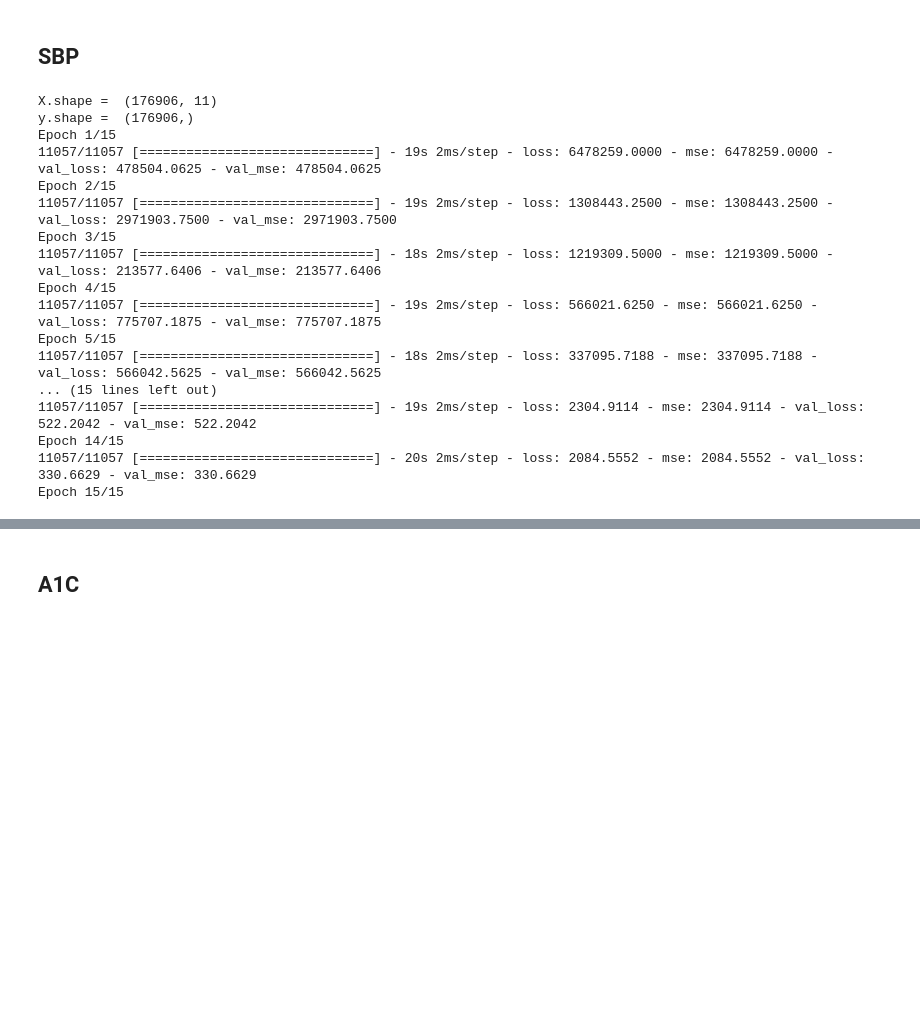
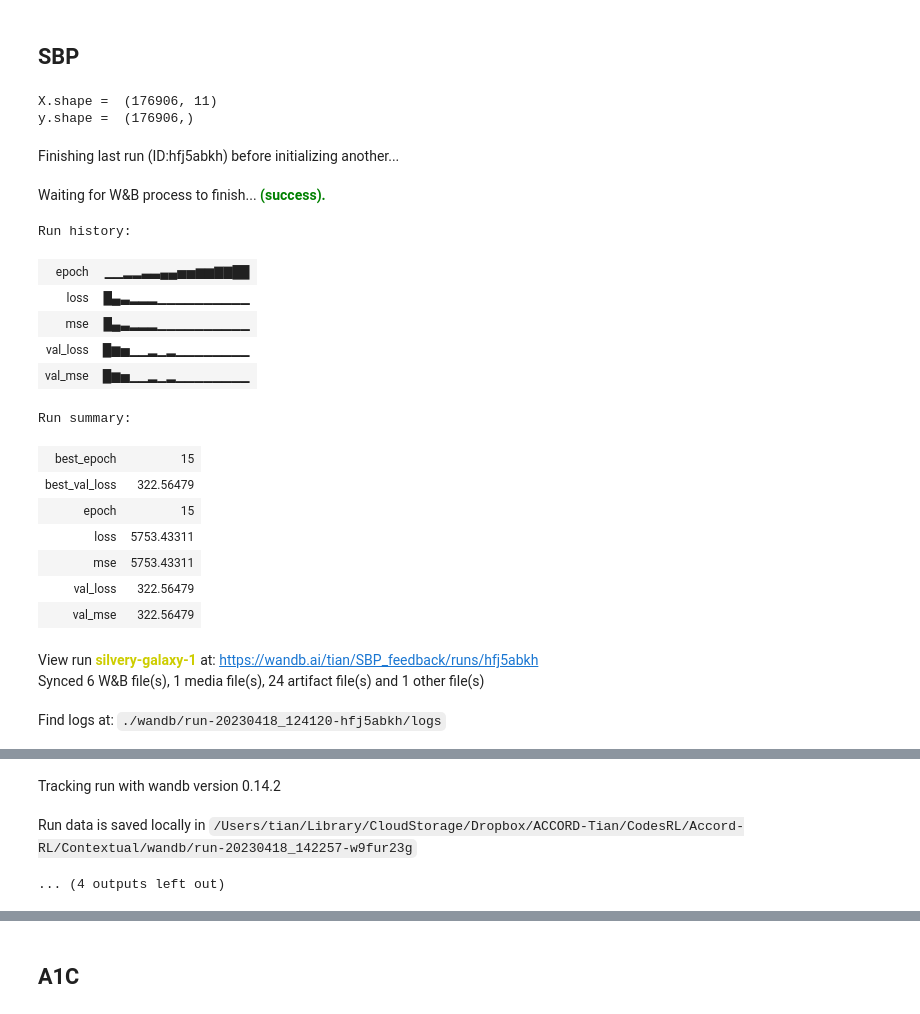
Before and after one commit to tian1327/Accord-RL, a Jupyter notebook: Contextual/train_feedback_estimators_v2.ipynb, the cells around one changed output, grey strips where cells are left out. Saved outputs shown, nothing was run; the diff lists cells and outputs as text; code cells hidden in the pictures; blank space fills up the shorter version.

```diff
--- a/Contextual/train_feedback_estimators_v2.ipynb
+++ b/Contextual/train_feedback_estimators_v2.ipynb
@@ -338,6 +321,7 @@ train_score using all data =  0.06481888991998697
 ## ANN model class
 # %%
 # write a class which build a ANN model for SBP feedback, using tensorflow framwork
+# from wandb.keras import WandbCallback
 
 class ANN:
     def __init__(self, input_shape, output_shape, hidden_layers, output_activation='linear'):
@@ -352,6 +336,8 @@ class ANN:
             # self.model.add(tf.keras.layers.Dense(hidden_layers[i], activation='relu'))
             self.model.add(tf.keras.layers.Dense(hidden_layers[i], activation='linear'))
         self.model.add(tf.keras.layers.Dense(output_shape, activation=output_activation))
+
+        wandb.init(project="SBP_feedback")
 
     def train(self, x_train, y_train, x_val, y_val, epochs=10, batch_size=16):
         # Compile the model with appropriate loss function and optimizer
@@ -450,46 +436,50 @@ def train_SBP_estimator_ANN(fn, train_onwhole=False):
     df = pd.read_csv(fn)
 
     medclass_cols =['Diur', 'ACE', 'Beta-blocker', 'CCB']
 
     fea_cols = context_fea + medclass_cols
     X = df[fea_cols].values
     y = df['sbp_feedback'].values
 
     print('X.shape = ', X.shape)
     print('y.shape = ', y.shape)
 
     # Split the data into training, validation and testing sets
     X_train, X_valtest, y_train, y_valtest = train_test_split(X, y, test_size=0.3, random_state=100)
     X_val, X_test, y_val, y_test = train_test_split(X_valtest, y_valtest, test_size=0.5, random_state=100)
 
     model = ANN(X.shape[1], 1, [16, 8])
     if not train_onwhole: # to explore hyperparameters
         model.train(X_train, y_train, X_val, y_val, epochs=20, batch_size=16)
         test_score = model.evaluate(X_test, y_test)
         print('test_score = ', test_score)
         return (None, fea_cols)
 
     else: # retrain the model on the whole dataset
-        model.train(X, y, X, y, epochs=50, batch_size=16)
+        model.train(X, y, X, y, epochs=20, batch_size=16)
         return (model, fea_cols)
 
 # none, SBP_fea = train_SBP_estimator_ANN('../../../Codes/Accord/data/ACCORD_BPClass_v2.csv')
 SBP_estimator_ANN, SBP_fea = train_SBP_estimator_ANN(DATA, True)
 # %% [output]
 X.shape =  (176906, 11)
 y.shape =  (176906,)
-Epoch 1/15
-11057/11057 [==============================] - 19s 2ms/step - loss: 6478259.0000 - mse: 6478259.0000 - val_loss: 478504.0625 - val_mse: 478504.0625
-Epoch 2/15
-11057/11057 [==============================] - 19s 2ms/step - loss: 1308443.2500 - mse: 1308443.2500 - val_loss: 2971903.7500 - val_mse: 2971903.7500
-Epoch 3/15
-11057/11057 [==============================] - 18s 2ms/step - loss: 1219309.5000 - mse: 1219309.5000 - val_loss: 213577.6406 - val_mse: 213577.6406
-Epoch 4/15
-11057/11057 [==============================] - 19s 2ms/step - loss: 566021.6250 - mse: 566021.6250 - val_loss: 775707.1875 - val_mse: 775707.1875
-Epoch 5/15
-11057/11057 [==============================] - 18s 2ms/step - loss: 337095.7188 - mse: 337095.7188 - val_loss: 566042.5625 - val_mse: 566042.5625
-... (15 lines left out)
-11057/11057 [==============================] - 19s 2ms/step - loss: 2304.9114 - mse: 2304.9114 - val_loss: 522.2042 - val_mse: 522.2042
-Epoch 14/15
-11057/11057 [==============================] - 20s 2ms/step - loss: 2084.5552 - mse: 2084.5552 - val_loss: 330.6629 - val_mse: 330.6629
-Epoch 15/15
+Finishing last run (ID:hfj5abkh) before initializing another...
+Waiting for W&B process to finish... (success).
+Run history:
+| epoch | ▁▁▂▂▃▃▄▄▅▅▆▆▇▇██ |
+| loss | █▄▃▂▂▂▁▁▁▁▁▁▁▁▁▁ |
+| mse | █▄▃▂▂▂▁▁▁▁▁▁▁▁▁▁ |
+| val_loss | █▆▅▁▁▂▁▂▁▁▁▁▁▁▁▁ |
+| val_mse | █▆▅▁▁▂▁▂▁▁▁▁▁▁▁▁ |
+Run summary:
+| best_epoch | 15 |
+| best_val_loss | 322.56479 |
+| epoch | 15 |
+| loss | 5753.43311 |
+| mse | 5753.43311 |
+| val_loss | 322.56479 |
+| val_mse | 322.56479 |
+View run silvery-galaxy-1 at: https://wandb.ai/tian/SBP_feedback/runs/hfj5abkh
+Synced 6 W&B file(s), 1 media file(s), 24 artifact file(s) and 1 other file(s)
+Find logs at: ./wandb/run-20230418_124120-hfj5abkh/logs
@@ -495,0 +487,3 @@ Epoch 15/15
+Tracking run with wandb version 0.14.2
+Run data is saved locally in /Users/tian/Library/CloudStorage/Dropbox/ACCORD-Tian/CodesRL/Accord-RL/Contextual/wandb/run-20230418_142257-w9fur23g
+... (4 outputs left out)
```
Also changed, not shown: parts of 16 cells of this notebook.
